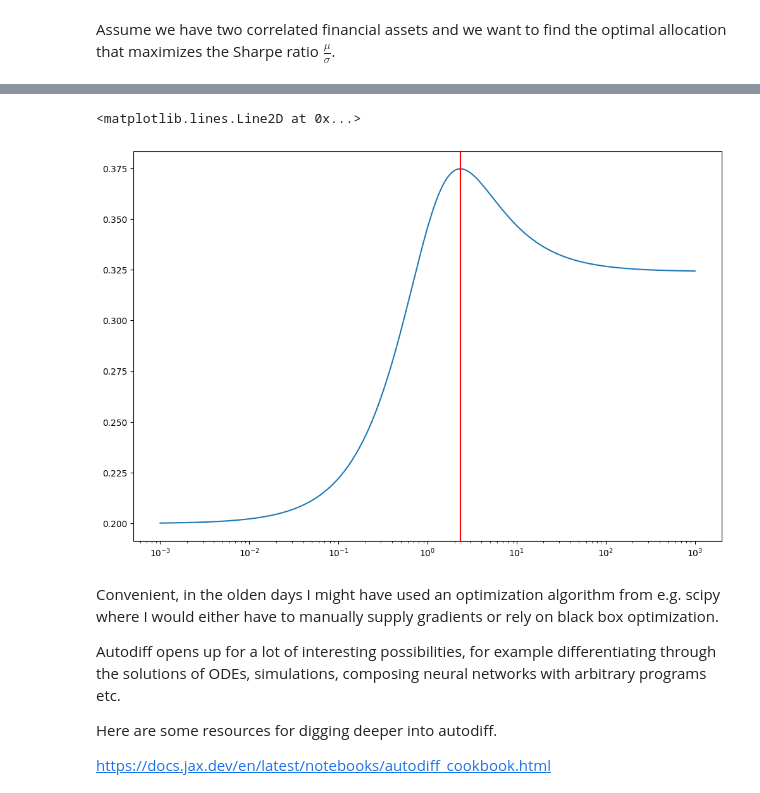
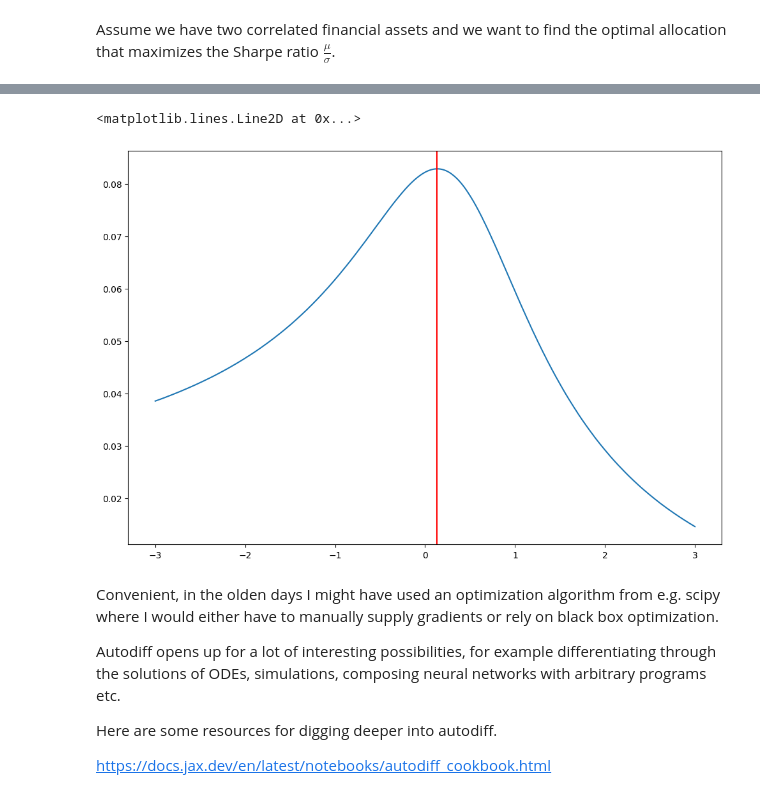
Before and after one commit to sodavann/RandomProjections, a Jupyter notebook: posts/Autodiff/Autodiff.ipynb, the cells around one changed output, grey strips where cells are left out. Cells and saved outputs as stored; diff of their text form; code cells hidden in the pictures.

```diff
--- a/posts/Autodiff/Autodiff.ipynb
+++ b/posts/Autodiff/Autodiff.ipynb
@@ -82,9 +83,9 @@ Not too surprisingly this looks exactly the same, we are dealing with finite sum
 # %% [markdown]
 Assume we have two correlated financial assets and we want to find the optimal allocation that maximizes the Sharpe ratio $\frac{\mu}{\sigma}$.
 # %%
-np.random.seed(1)
+np.random.seed(0)
 mu = [.1, .09]
-cov = np.random.rand(2,2)
-cov = cov.T*cov
+cov = np.random.randn(2,2)
+cov = cov.T @ cov
 returns = np.random.multivariate_normal(mu, cov, size = 1000)
 # %%
@@ -98,7 +99,7 @@ We want to find the optimal weights $w_i$ to allocate to asset 1 and 2 respectiv
 # %%
 @jax.jit(static_argnames='returns')
 def sharpe_ratio(theta, returns = returns):
-    r = (returns[:,0] + returns[:,1]*theta)/(1+theta)
+    r = returns[:,0]*(1-theta) + returns[:,1]*theta
 
     return jnp.mean(r)/jnp.std(r)
 # %%
@@ -114,10 +115,10 @@ import optax
 from optax import adam
 
 optimizer = adam(learning_rate = 1e-1)
-theta = jnp.array([0.0])
+theta = jnp.array([0.5])
 opt_state = optimizer.init(theta)
 
-for _ in range(1000):
+for _ in range(100):
   grads = jax.grad(lambda x : -sharpe_ratio(x))(theta)
   updates, opt_state = optimizer.update(grads, opt_state)
   theta = optax.apply_updates(theta, updates)
@@ -128,10 +129,10 @@ Array([2.3339], dtype=float32)
 # %%
-tt = np.logspace(-3,3, 1000)
-plt.semilogx(tt,jax.vmap(sharpe_ratio)(tt))
+tt = np.linspace(-3,3, 1000)
+plt.plot(tt,jax.vmap(sharpe_ratio)(tt))
 plt.axvline(theta, c='red')
 # %% [output]
 <matplotlib.lines.Line2D at 0x...>
-[figure, old version]
+[figure, new version]
 # %% [markdown]
 Convenient, in the olden days I might have used an optimization algorithm from e.g. scipy where I would either have to manually supply gradients or rely on black box optimization.
 
```
Also changed, not shown: parts of 7 cells of this notebook, 8 other files.
